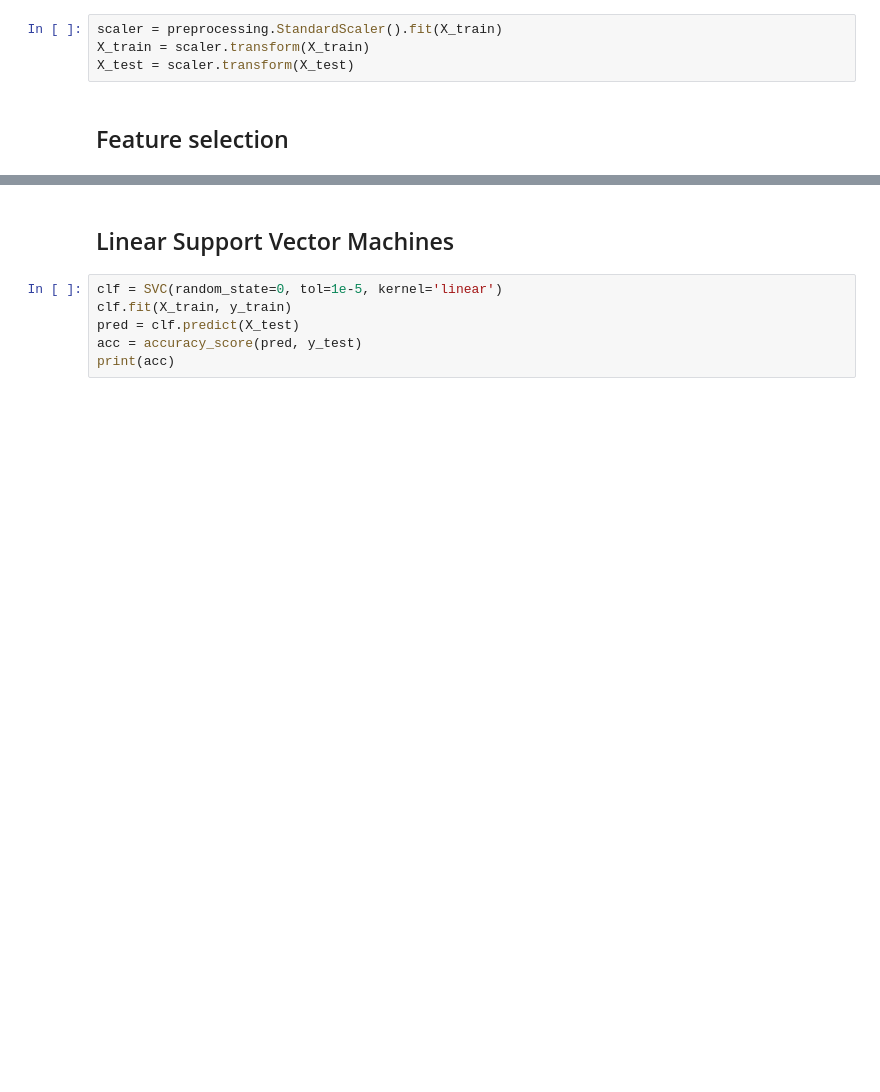
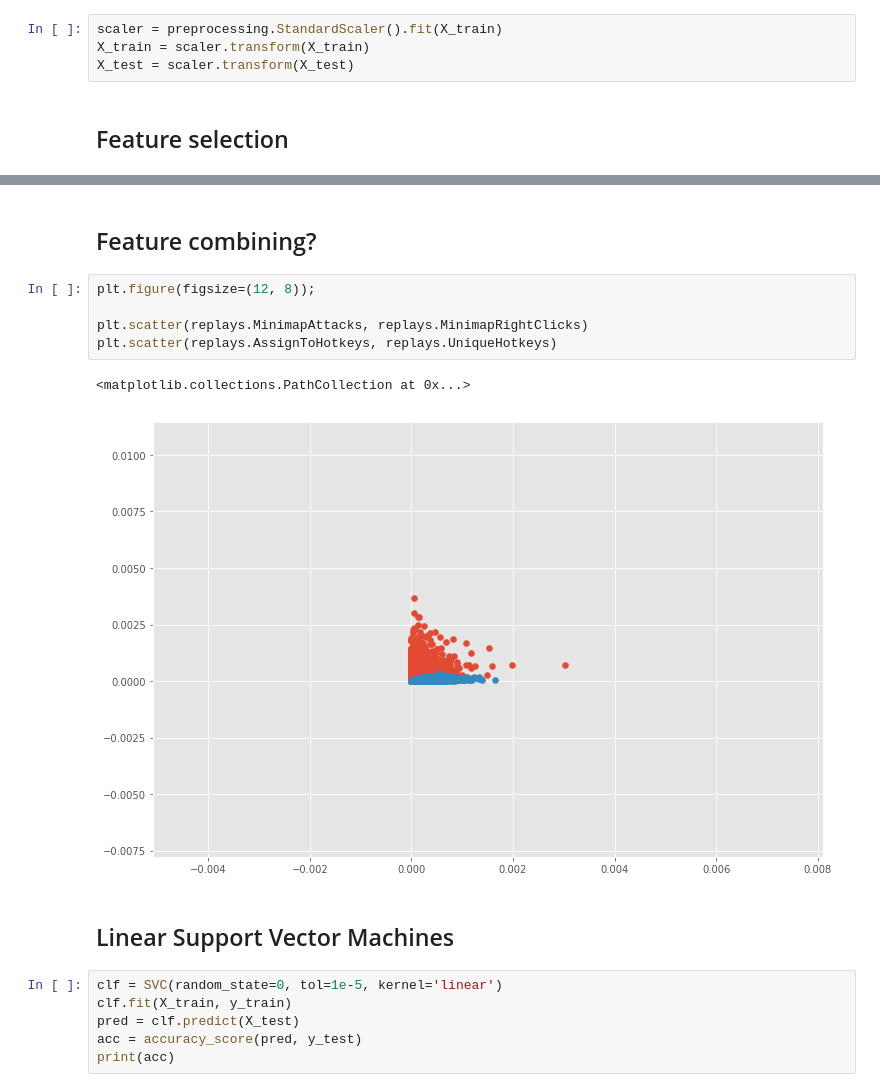
Before and after one commit to SanderVanAndel/ADS-MachineLearning, a Jupyter notebook: Discovery.ipynb, the cells around one changed output, grey strips where cells are left out. Cells and saved outputs as stored; diff of their text form; blank space fills up the shorter version.

```diff
--- a/Discovery.ipynb
+++ b/Discovery.ipynb
@@ -228,3 +176,13 @@ print(r_square)
+# %% [markdown]
+## Feature combining?
+# %%
+plt.figure(figsize=(12, 8));
+
+plt.scatter(replays.MinimapAttacks, replays.MinimapRightClicks)
+plt.scatter(replays.AssignToHotkeys, replays.UniqueHotkeys)
+# %% [output]
+<matplotlib.collections.PathCollection at 0x...>
+[figure, added]
 # %% [markdown]
 ## Linear Support Vector Machines
 # %%
```
Also changed, not shown: parts of 10 cells of this notebook.
